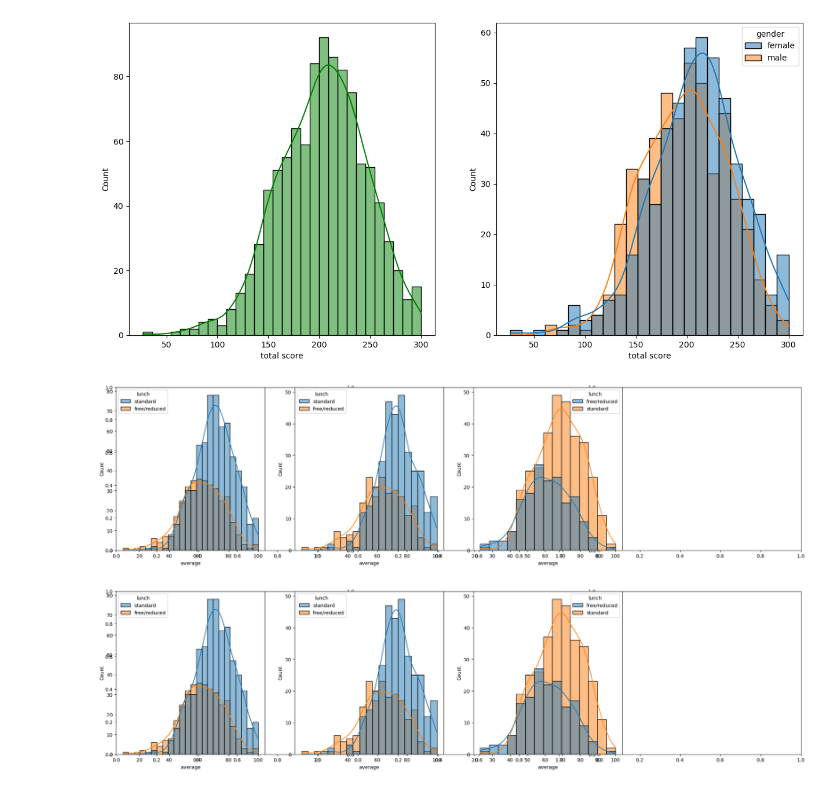
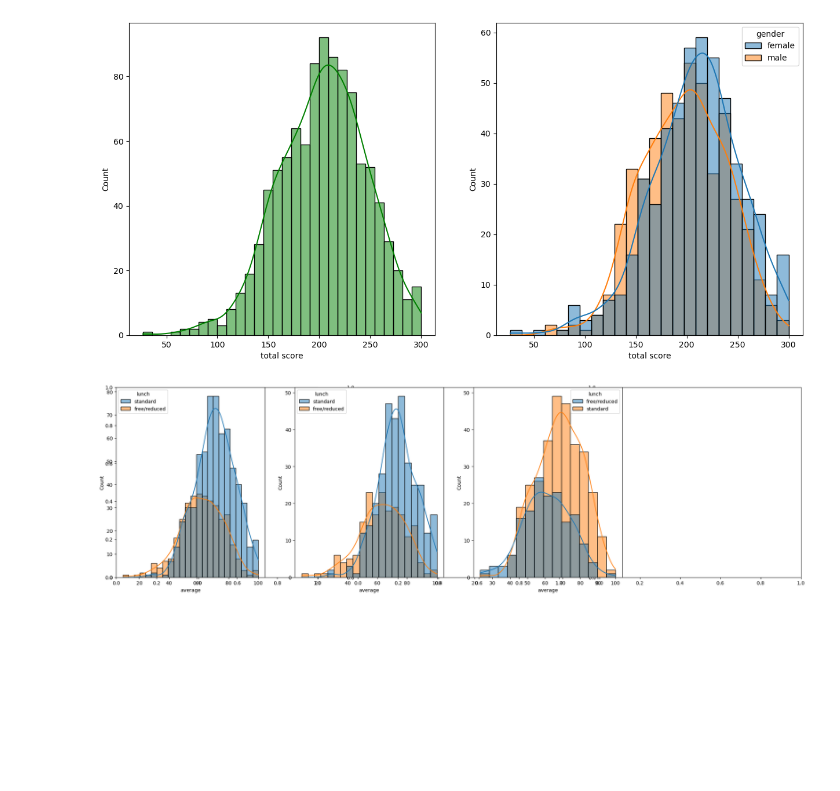
Before and after one commit to Dhruv-kys/MLproject, a Jupyter notebook: notebook/EDA STUDENT PERFORMANCE.ipynb, the cells around one changed output. Cells and saved outputs as stored; diff of their text form; code cells hidden in the pictures; blank space fills up the shorter version.

```diff
--- a/notebook/EDA STUDENT PERFORMANCE.ipynb
+++ b/notebook/EDA STUDENT PERFORMANCE.ipynb
@@ -211,14 +211,13 @@ plt.show()
 # %% [output]
 [figure]
 # %%
-plt.subplots(1,3,figsize=(25,6))
+plt.subplots(1,3,figsize=(25,7))
 plt.subplot(141)
 sns.histplot(data=df,x='average',kde=True,hue='lunch')
 plt.subplot(142)
 sns.histplot(data=df[df.gender=='female'],x='average',kde=True,hue='lunch')
 plt.subplot(143)
 sns.histplot(data=df[df.gender=='male'],x='average',kde=True,hue='lunch')
 plt.show()
 # %% [output]
-[figure, old version]
+[figure, new version]
-[figure, removed]
```
Also changed, not shown: 1 other file.
